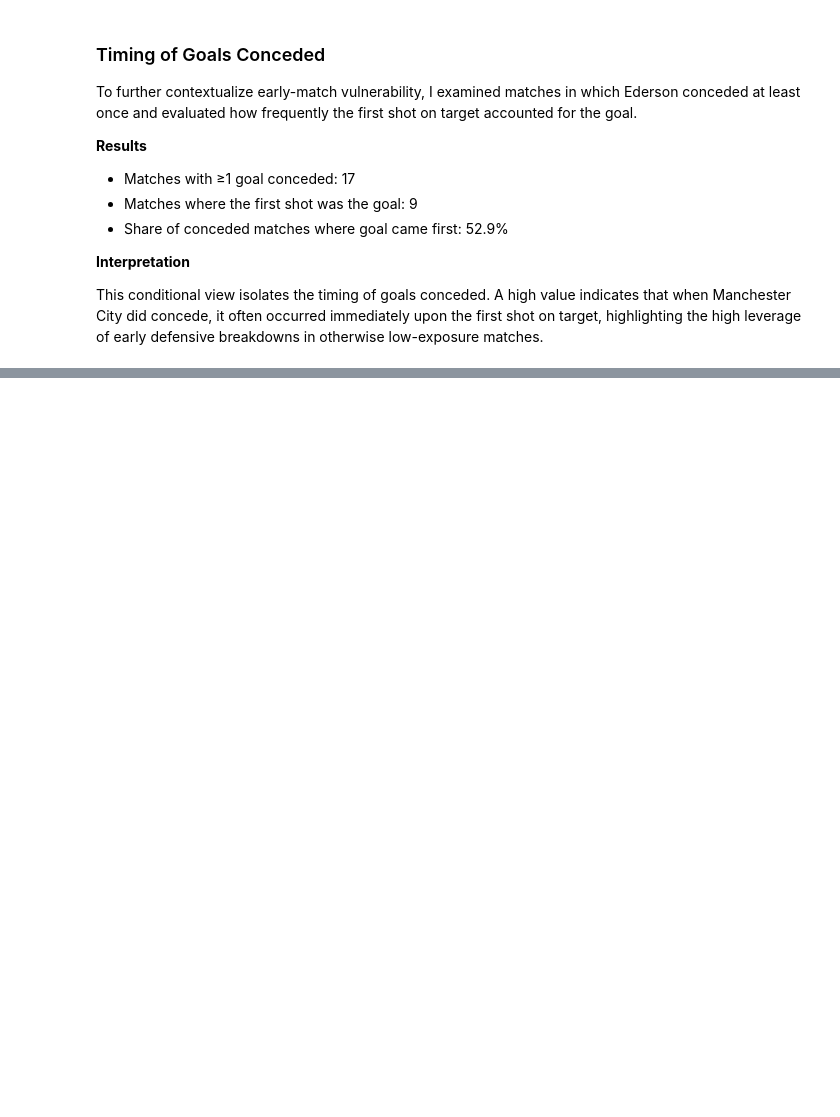
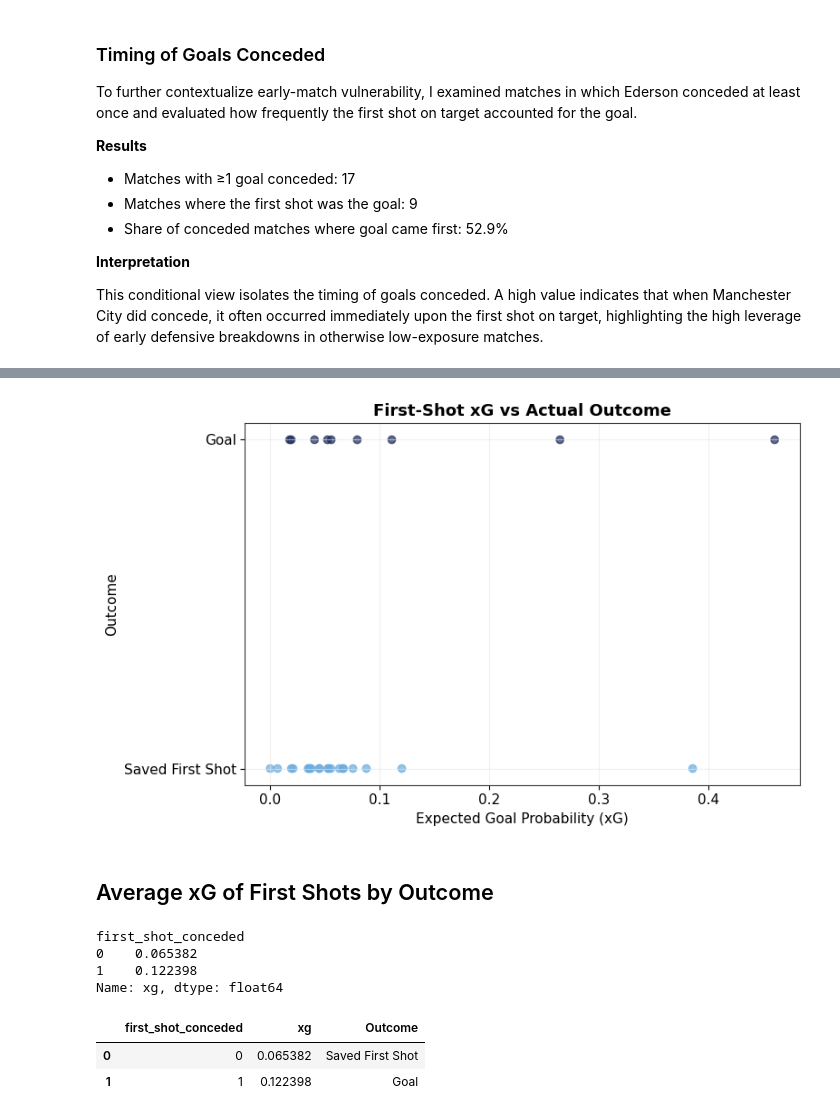
Before and after one commit to danielbkuti/Soccer_Analysis, a Jupyter notebook: notebooks/ederson-eda.ipynb, the cells around one changed output, grey strips where cells are left out. Drawn from its saved outputs; the diff is of its cells as text; code cells hidden in the pictures; blank space fills up the shorter version.

```diff
--- a/notebooks/ederson-eda.ipynb
+++ b/notebooks/ederson-eda.ipynb
@@ -630,0 +700,4 @@ This conditional view isolates the timing of goals conceded. A high value indica
+# %%
+first_shot_xg_df = first_shots[['game_id', 'xg', 'first_shot_conceded']]
+
+first_shot_xg_df.head()
@@ -630,0 +711,65 @@ This conditional view isolates the timing of goals conceded. A high value indica
+# %%
+plt.figure(figsize=(8,5))
+
+colors = first_shot_xg_df['first_shot_conceded'].map({
+    0: CITY_BLUE,
+    1: CITY_DARK
+})
+
+plt.scatter(
+    first_shot_xg_df['xg'],
+    first_shot_xg_df['first_shot_conceded'],
+    c=colors,
+    alpha=0.7
+)
+
+plt.yticks([0,1], ['Saved First Shot','Goal'])
+
+plt.title(
+    "First-Shot xG vs Actual Outcome",
+    fontsize=13,
+    weight="bold"
+)
+
+plt.xlabel("Expected Goal Probability (xG)")
+plt.ylabel("Outcome")
+
+plt.tight_layout()
+
+plt.savefig(
+    "../outputs/figures/first_shot_xg_vs_goal.png",
+    dpi=300,
+    bbox_inches="tight"
+)
+
+plt.show()
+# %% [output]
+[figure, added]
+# %% [markdown]
+## Average xG of First Shots by Outcome
+# %%
+avg_xg_by_outcome = (
+    first_shot_xg_df
+    .groupby('first_shot_conceded')['xg']
+    .mean()
+)
+
+avg_xg_by_outcome
+# %% [output]
+first_shot_conceded
+0    0.065382
+1    0.122398
+Name: xg, dtype: float64
+# %%
+avg_xg_df = avg_xg_by_outcome.reset_index()
+
+avg_xg_df['Outcome'] = avg_xg_df['first_shot_conceded'].map({
+    0: 'Saved First Shot',
+    1: 'Goal'
+})
+
+avg_xg_df
+# %% [output]
+|  | first_shot_conceded | xg | Outcome |
+| 0 | 0 | 0.065382 | Saved First Shot |
+| 1 | 1 | 0.122398 | Goal |
```
Also changed, not shown: parts of 51 cells of this notebook, 8 other files.
